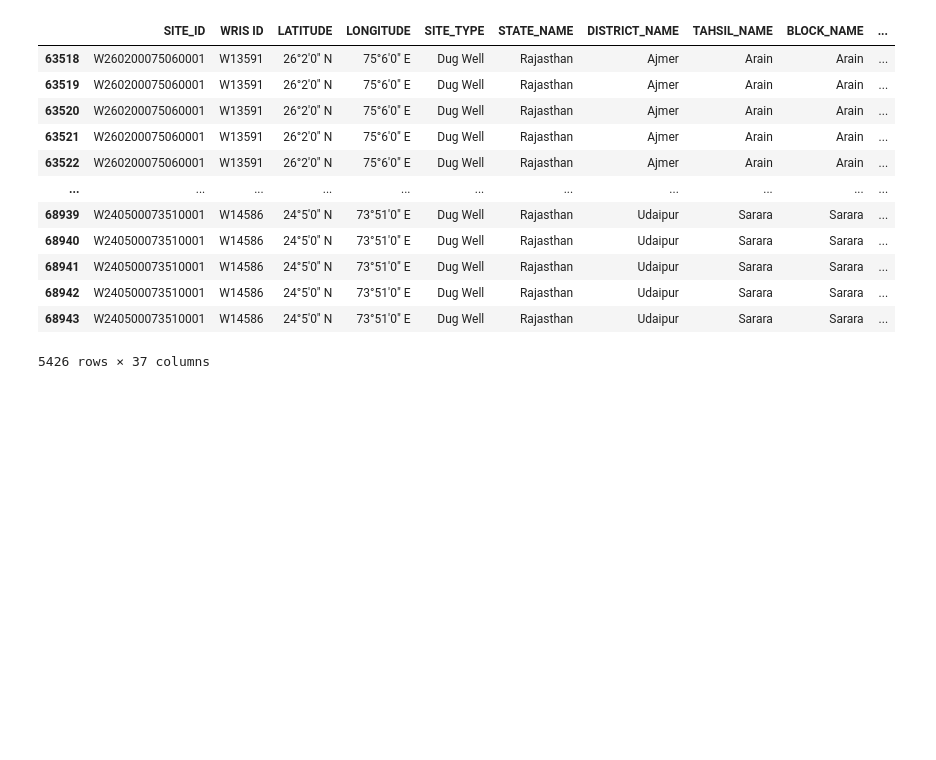
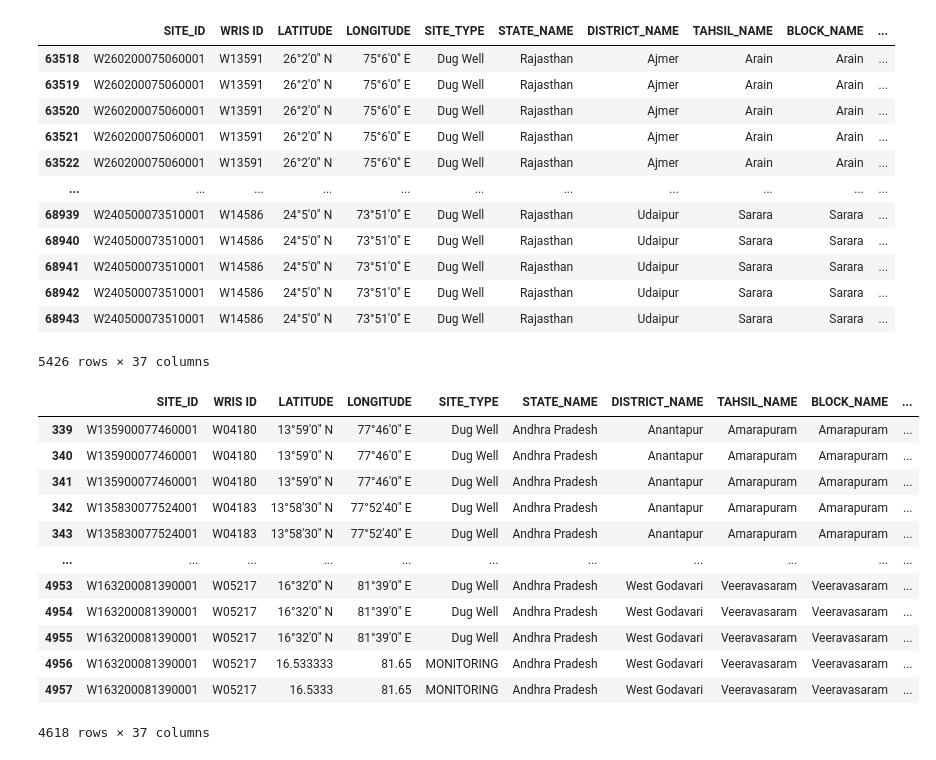
Before and after one commit to Akshay2002Singh/Water-Analysis_Python_ML, a Jupyter notebook: 5 states/analysis.ipynb, the cells around one changed output. Saved outputs shown, nothing was run; the diff lists cells and outputs as text; code cells hidden in the pictures; blank space fills up the shorter version.

Commit message:
5 states added

```diff
--- a/5 states/analysis.ipynb
+++ b/5 states/analysis.ipynb
@@ -44,0 +48,17 @@ Rajasthan
+# %%
+Andhra_Pradesh = all_data.loc[all_data['STATE_NAME']=='Andhra Pradesh']
+Andhra_Pradesh
+# %% [output]
+|  | SITE_ID | WRIS ID | LATITUDE | LONGITUDE | SITE_TYPE | STATE_NAME | DISTRICT_NAME | TAHSIL_NAME | BLOCK_NAME | ... |
+| 339 | W135900077460001 | W04180 | 13°59'0" N | 77°46'0" E | Dug Well | Andhra Pradesh | Anantapur | Amarapuram | Amarapuram | ... |
+| 340 | W135900077460001 | W04180 | 13°59'0" N | 77°46'0" E | Dug Well | Andhra Pradesh | Anantapur | Amarapuram | Amarapuram | ... |
+| 341 | W135900077460001 | W04180 | 13°59'0" N | 77°46'0" E | Dug Well | Andhra Pradesh | Anantapur | Amarapuram | Amarapuram | ... |
+| 342 | W135830077524001 | W04183 | 13°58'30" N | 77°52'40" E | Dug Well | Andhra Pradesh | Anantapur | Amarapuram | Amarapuram | ... |
+| 343 | W135830077524001 | W04183 | 13°58'30" N | 77°52'40" E | Dug Well | Andhra Pradesh | Anantapur | Amarapuram | Amarapuram | ... |
+| ... | ... | ... | ... | ... | ... | ... | ... | ... | ... | ... |
+| 4953 | W163200081390001 | W05217 | 16°32'0" N | 81°39'0" E | Dug Well | Andhra Pradesh | West Godavari | Veeravasaram | Veeravasaram | ... |
+| 4954 | W163200081390001 | W05217 | 16°32'0" N | 81°39'0" E | Dug Well | Andhra Pradesh | West Godavari | Veeravasaram | Veeravasaram | ... |
+| 4955 | W163200081390001 | W05217 | 16°32'0" N | 81°39'0" E | Dug Well | Andhra Pradesh | West Godavari | Veeravasaram | Veeravasaram | ... |
+| 4956 | W163200081390001 | W05217 | 16.533333 | 81.65 | MONITORING | Andhra Pradesh | West Godavari | Veeravasaram | Veeravasaram | ... |
+| 4957 | W163200081390001 | W05217 | 16.5333 | 81.65 | MONITORING | Andhra Pradesh | West Godavari | Veeravasaram | Veeravasaram | ... |
+4618 rows × 37 columns
```
Also changed, not shown: parts of 8 cells of this notebook.
